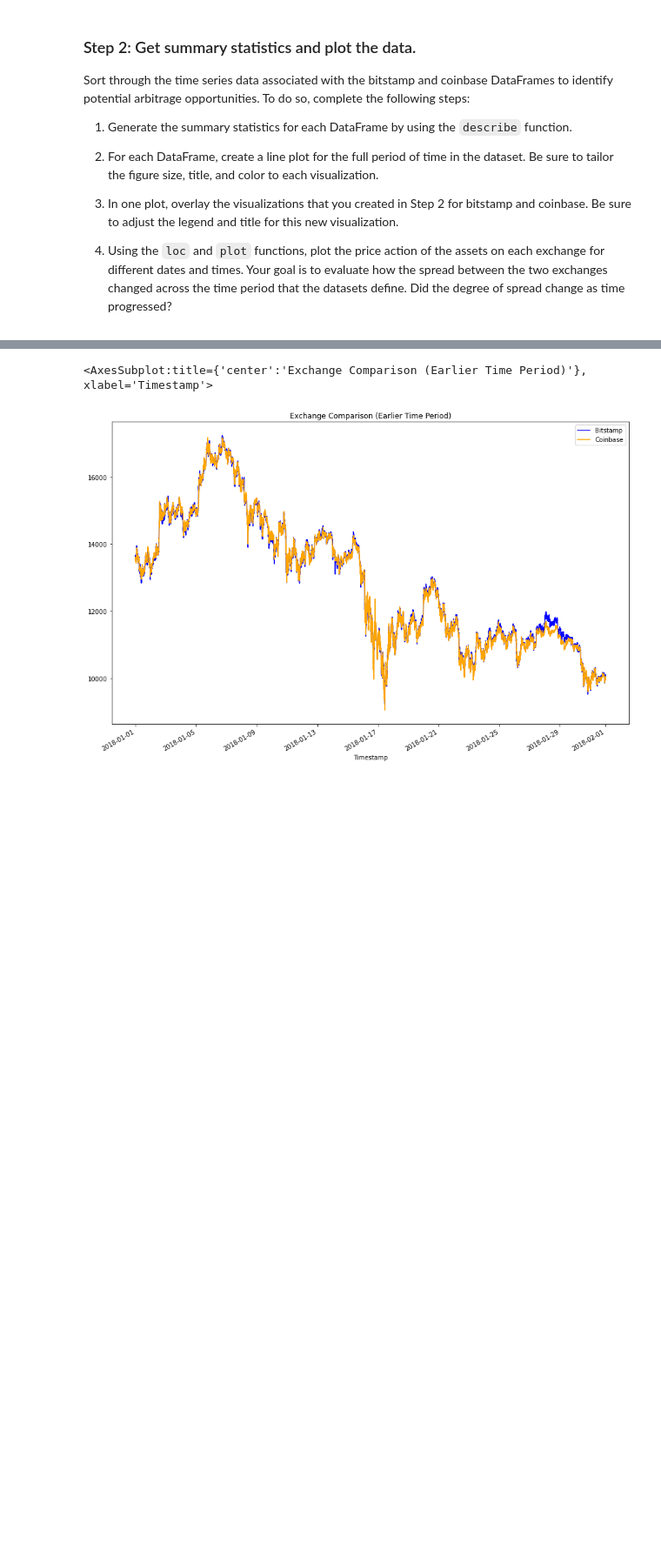
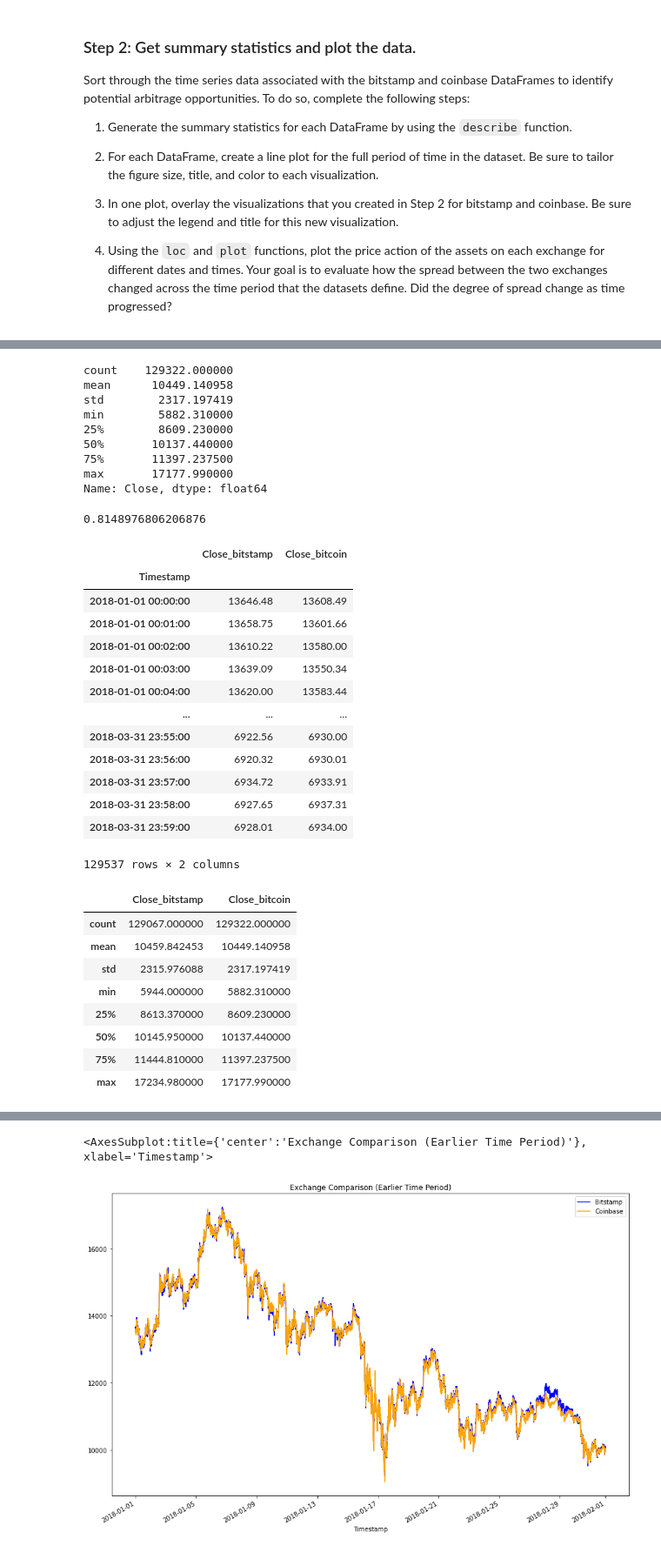
Before and after one commit to millerman421/Module_03_challenge, a Jupyter notebook: Starter_Code/crypto_arbitrage.ipynb, the cells around one changed output, grey strips where cells are left out. Shown at 87% size. Drawn from its saved outputs; the diff is of its cells as text; code cells hidden in the pictures; blank space fills up the shorter version.

```diff
--- a/Starter_Code/crypto_arbitrage.ipynb
+++ b/Starter_Code/crypto_arbitrage.ipynb
@@ -445,3 +434,45 @@ Sort through the time series data associated with the bitstamp and coinbase Data
+# %%
+# Generate the summary statistics for the coinbase DataFrame
+display(coinbase_sliced.describe())
+display(coinbase_sliced.skew())
+combined_bitcoin = pd.concat([bitstamp_sliced,coinbase_sliced],axis=1, join="outer")
+combined_bitcoin.columns = ["Close_bitstamp","Close_bitcoin"]
+display(combined_bitcoin)
+display(combined_bitcoin.describe())
+# %% [output]
+count    129322.000000
+mean      10449.140958
+std        2317.197419
+min        5882.310000
+25%        8609.230000
+50%       10137.440000
+75%       11397.237500
+max       17177.990000
+Name: Close, dtype: float64
+0.8148976806206876
+|  | Close_bitstamp | Close_bitcoin |
+| Timestamp |  |  |
+| 2018-01-01 00:00:00 | 13646.48 | 13608.49 |
+| 2018-01-01 00:01:00 | 13658.75 | 13601.66 |
+| 2018-01-01 00:02:00 | 13610.22 | 13580.00 |
+| 2018-01-01 00:03:00 | 13639.09 | 13550.34 |
+| 2018-01-01 00:04:00 | 13620.00 | 13583.44 |
+| ... | ... | ... |
+| 2018-03-31 23:55:00 | 6922.56 | 6930.00 |
+| 2018-03-31 23:56:00 | 6920.32 | 6930.01 |
+| 2018-03-31 23:57:00 | 6934.72 | 6933.91 |
+| 2018-03-31 23:58:00 | 6927.65 | 6937.31 |
+| 2018-03-31 23:59:00 | 6928.01 | 6934.00 |
+129537 rows × 2 columns
+|  | Close_bitstamp | Close_bitcoin |
+| count | 129067.000000 | 129322.000000 |
+| mean | 10459.842453 | 10449.140958 |
+| std | 2315.976088 | 2317.197419 |
+| min | 5944.000000 | 5882.310000 |
+| 25% | 8613.370000 | 8609.230000 |
+| 50% | 10145.950000 | 10137.440000 |
+| 75% | 11444.810000 | 11397.237500 |
+| max | 17234.980000 | 17177.990000 |
 # %%
 # Create a line plot for the bitstamp DataFrame for the full length of time in the dataset
 # Be sure that the figure size, title, and color are tailored to each visualization
```
Also changed, not shown: parts of 7 cells of this notebook.
